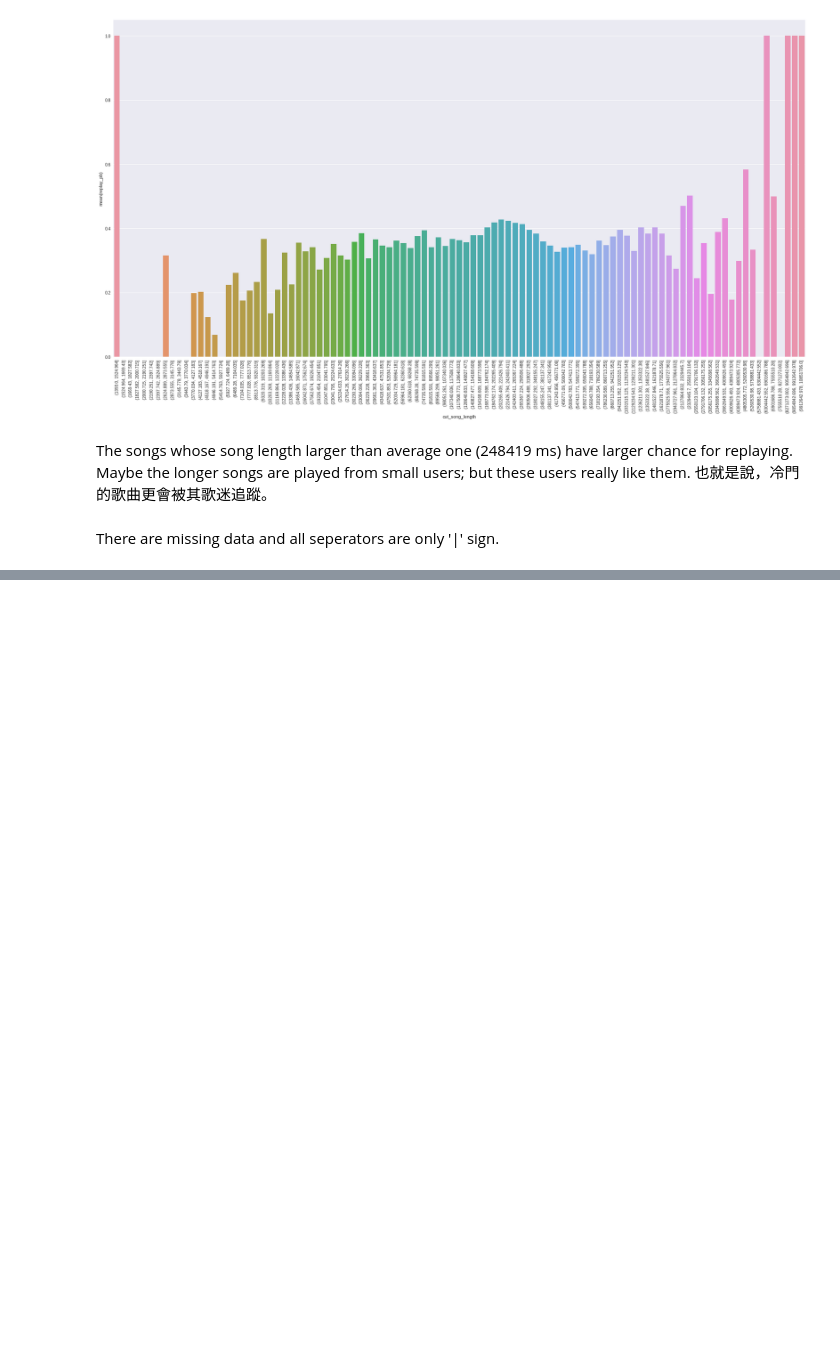
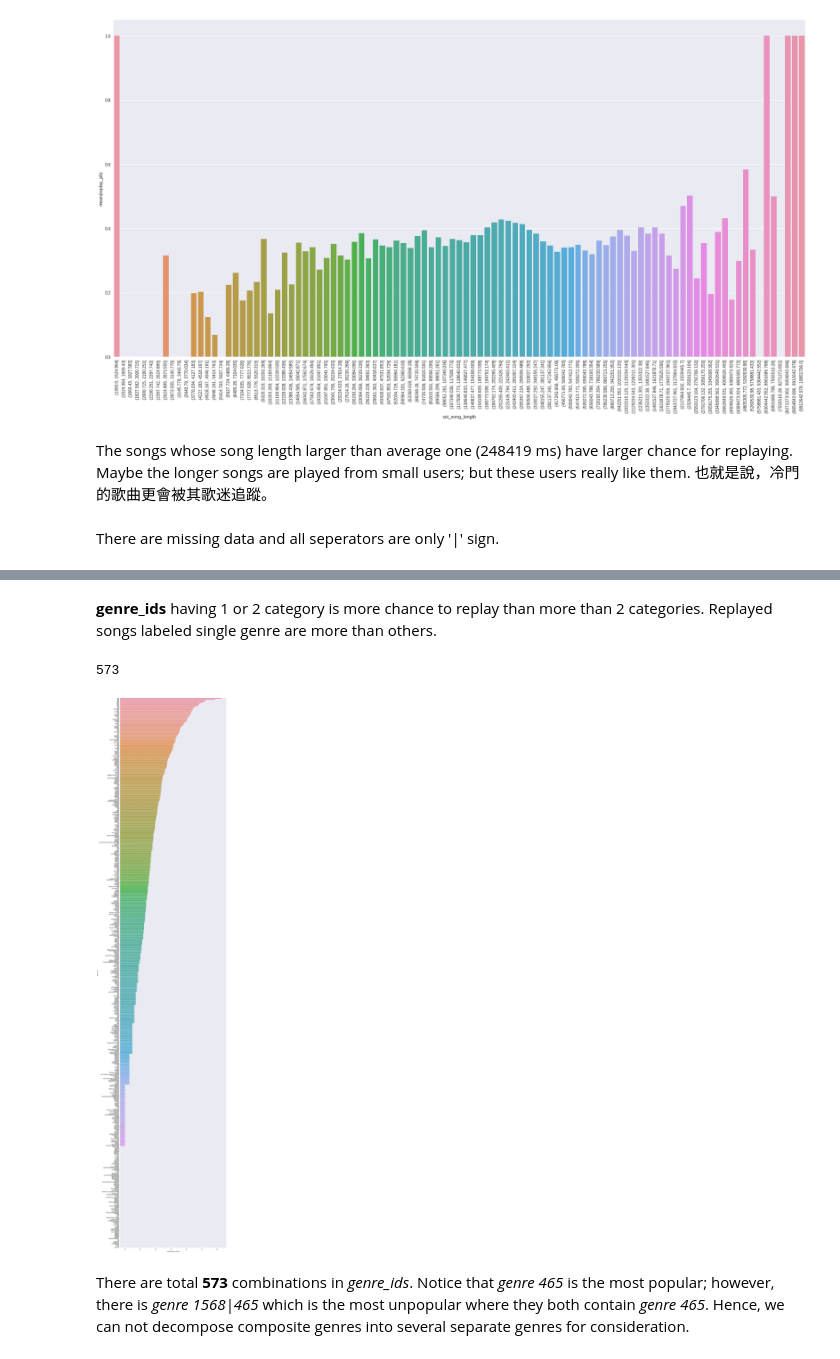
Before and after one commit to dsmilab/WSDM2018-KKBox-MRC, a Jupyter notebook: exploration_song.ipynb, the cells around one changed output, grey strips where cells are left out. Drawn from its saved outputs; the diff is of its cells as text; code cells hidden in the pictures; blank space fills up the shorter version.

```diff
--- a/exploration_song.ipynb
+++ b/exploration_song.ipynb
@@ -140,0 +193,23 @@ There are missing data and all seperators are only '|' sign.
+# %% [markdown]
+**genre_ids** having 1 or 2 category is more chance to replay than more than 2 categories.
+Replayed songs labeled single genre are more than others.
+# %%
+count_df = genre_df[['genre_ids', 'target']].groupby('genre_ids').agg(['mean', 'count'])
+count_df.reset_index(inplace=True)
+count_df.columns = ['genre_ids', 'replay_pb', 'play_count']
+print(len(count_df))
+
+count_df['replay_count'] = (count_df['replay_pb'] * count_df['play_count']).astype(np.int32)
+count_df = count_df.sort_values(by=['replay_count'], ascending=False)
+
+sns.plt.figure(figsize=(15, 80))
+g = sns.barplot(y='genre_ids', x='replay_count', data=count_df)
+g.set_xscale('log')
+sns.plt.show()
+# %% [output]
+573
+[figure, added]
+# %% [markdown]
+There are total **573** combinations in *genre_ids*.
+Notice that *genre 465* is the most popular; however, there is *genre 1568|465* which is the most unpopular where they both contain *genre 465*.
+Hence, we can not decompose composite genres into several separate genres for consideration.
```
Also changed, not shown: parts of 3 cells of this notebook.
